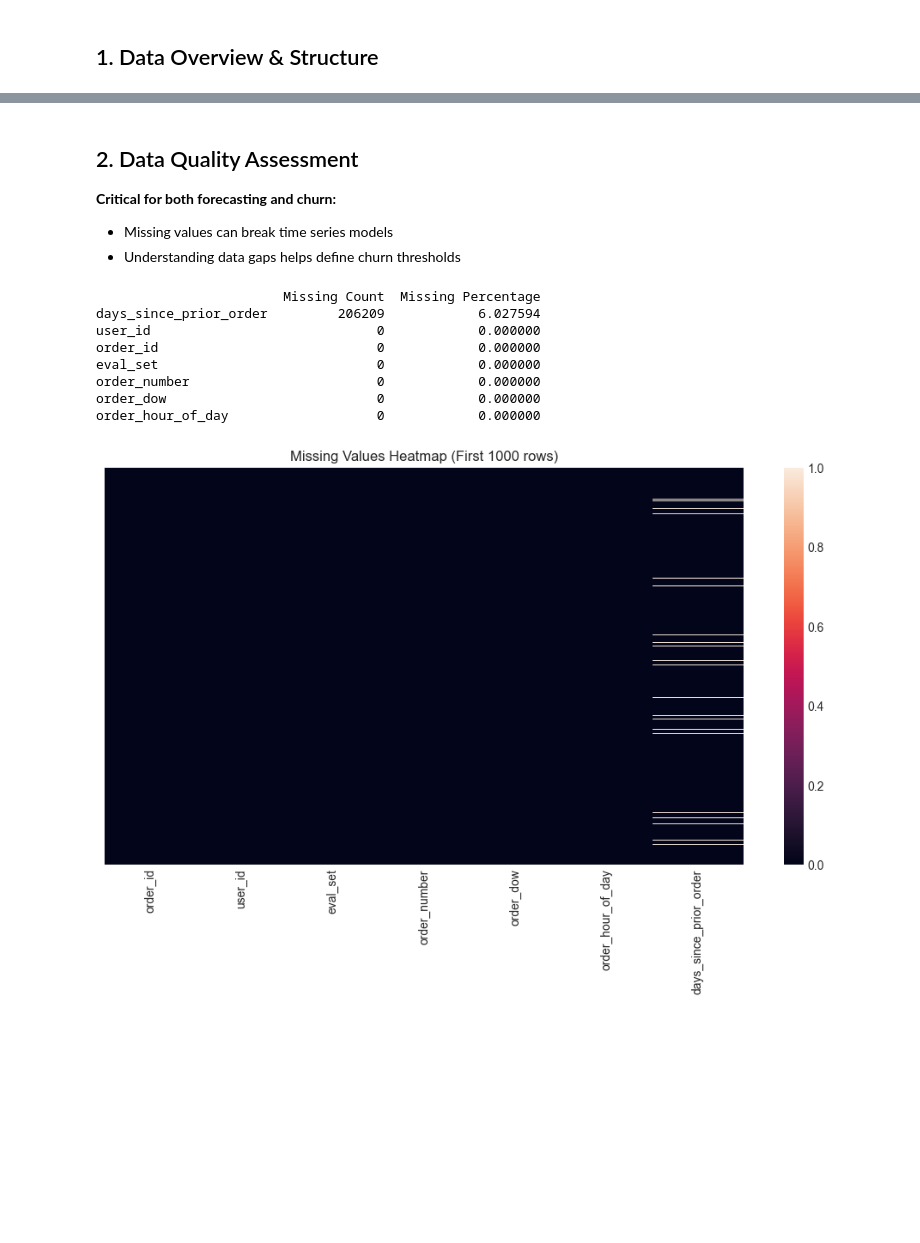
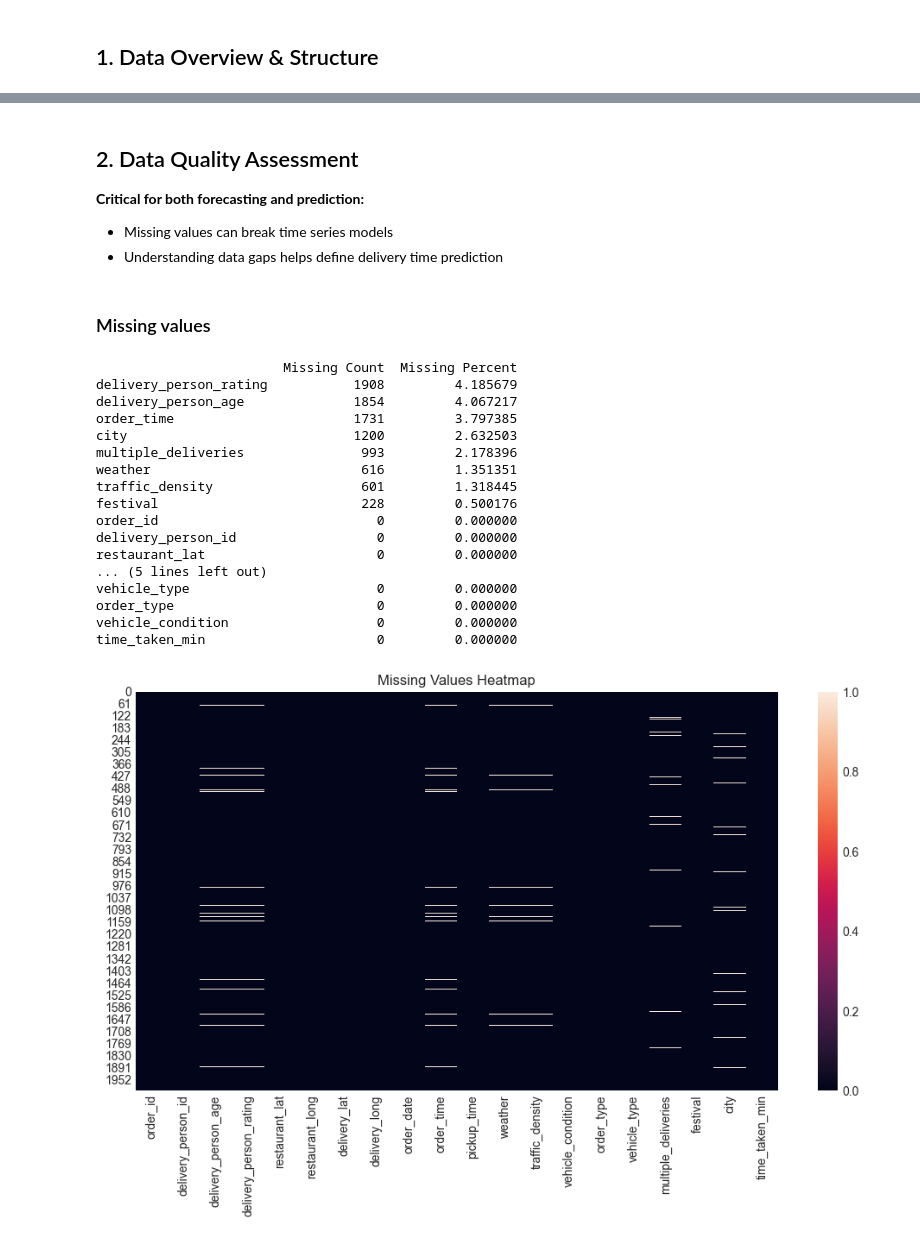
Before and after one commit to MooAbdelhamid/orderpulse-ai, a Jupyter notebook: notebooks/01_eda.ipynb, the cells around one changed output, grey strips where cells are left out. Drawn from its saved outputs; the diff is of its cells as text; code cells hidden in the pictures; blank space fills up the shorter version.

Commit message:
Changed dataset with one that has more features and started the EDA

```diff
--- a/notebooks/01_eda.ipynb
+++ b/notebooks/01_eda.ipynb
@@ -61,0 +30,9 @@ Products: (49688, 4)
+# %%
+# File paths
+data_path = '../data/raw/Zomato Dataset.csv'
+
+# Read the CSV file into a DataFrame
+df = pd.read_csv(data_path)
+
+print("Data loaded successfully!")
+print(f"Orders: {df.shape}")
@@ -101,29 +71,62 @@ max         2.300000e+01            3.000000e+01
 # %% [markdown]
 ## 2. Data Quality Assessment
 
-**Critical for both forecasting and churn:**
+**Critical for both forecasting and prediction:**
 - Missing values can break time series models
-- Understanding data gaps helps define churn thresholds
+- Understanding data gaps helps define delivery time prediction
+# %%
+# Rename columns for ease of use
+df = df.rename(columns={
+    "ID": "order_id",
+    "Delivery_person_ID": "delivery_person_id",
+    "Delivery_person_Age": "delivery_person_age",
+    "Delivery_person_Ratings": "delivery_person_rating",
+    "Restaurant_latitude": "restaurant_lat",
+    "Restaurant_longitude": "restaurant_long",
+    "Delivery_location_latitude": "delivery_lat",
+    "Delivery_location_longitude": "delivery_long",
+    "Order_Date": "order_date",
+    "Time_Orderd": "order_time",
+    "Time_Order_picked": "pickup_time",
+    "Weather_conditions": "weather",
+    "Road_traffic_density": "traffic_density",
+    "Vehicle_condition": "vehicle_condition",
+    "Type_of_order": "order_type",
+    "Type_of_vehicle": "vehicle_type",
+    "multiple_deliveries": "multiple_deliveries",
+    "Festival": "festival",
+    "City": "city",
+    "Time_taken (min)": "time_taken_min"
+})
+# %% [markdown]
+### Missing values
 # %%
-# Missing values analysis
-missing = df_orders.isnull().sum()
-missing_percent = (missing / len(df_orders)) * 100
-missing_df = pd.DataFrame({'Missing Count': missing, 'Missing Percentage': missing_percent}).sort_values(by='Missing Percentage', ascending=False)
+missing = df.isnull().sum()
+missing_percent = (missing / len(df)) * 100
+missing_df = pd.DataFrame({'Missing Count': missing, 'Missing Percent': missing_percent}).sort_values(by='Missing Count',ascending=False)
 
 print(missing_df)
 
-# Visualize missing values
 plt.figure(figsize=(12, 6))
-sns.heatmap(df_orders.isnull().head(1000), yticklabels=False)
-plt.title('Missing Values Heatmap (First 1000 rows)')
+sns.heatmap(df.isnull().head(2000))
+plt.title("Missing Values Heatmap")
 plt.show()
 # %% [output]
-                        Missing Count  Missing Percentage
-days_since_prior_order         206209            6.027594
-user_id                             0            0.000000
-order_id                            0            0.000000
-eval_set                            0            0.000000
-order_number                        0            0.000000
-order_dow                           0            0.000000
-order_hour_of_day                   0            0.000000
+                        Missing Count  Missing Percent
+delivery_person_rating           1908         4.185679
+delivery_person_age              1854         4.067217
+order_time                       1731         3.797385
+city                             1200         2.632503
+multiple_deliveries               993         2.178396
+weather                           616         1.351351
+traffic_density                   601         1.318445
+festival                          228         0.500176
+order_id                            0         0.000000
+delivery_person_id                  0         0.000000
+restaurant_lat                      0         0.000000
+... (5 lines left out)
+vehicle_type                        0         0.000000
+order_type                          0         0.000000
+vehicle_condition                   0         0.000000
+time_taken_min                      0         0.000000
-[figure, old version]
+[figure, new version]
```
Also changed, not shown: parts of 26 cells of this notebook, 1 other file.
